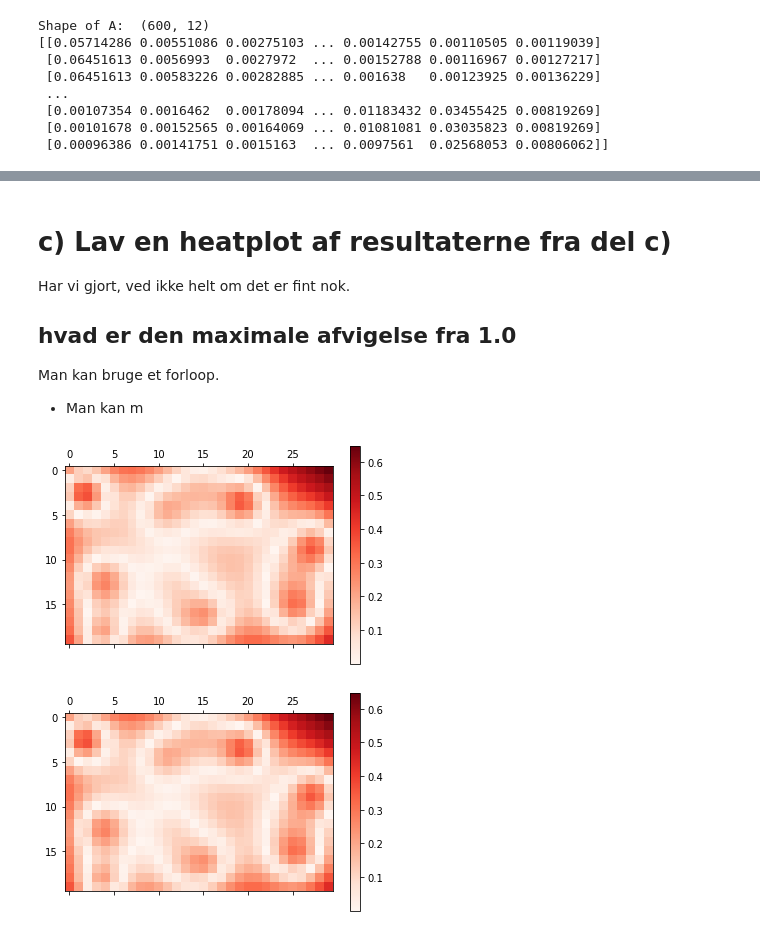
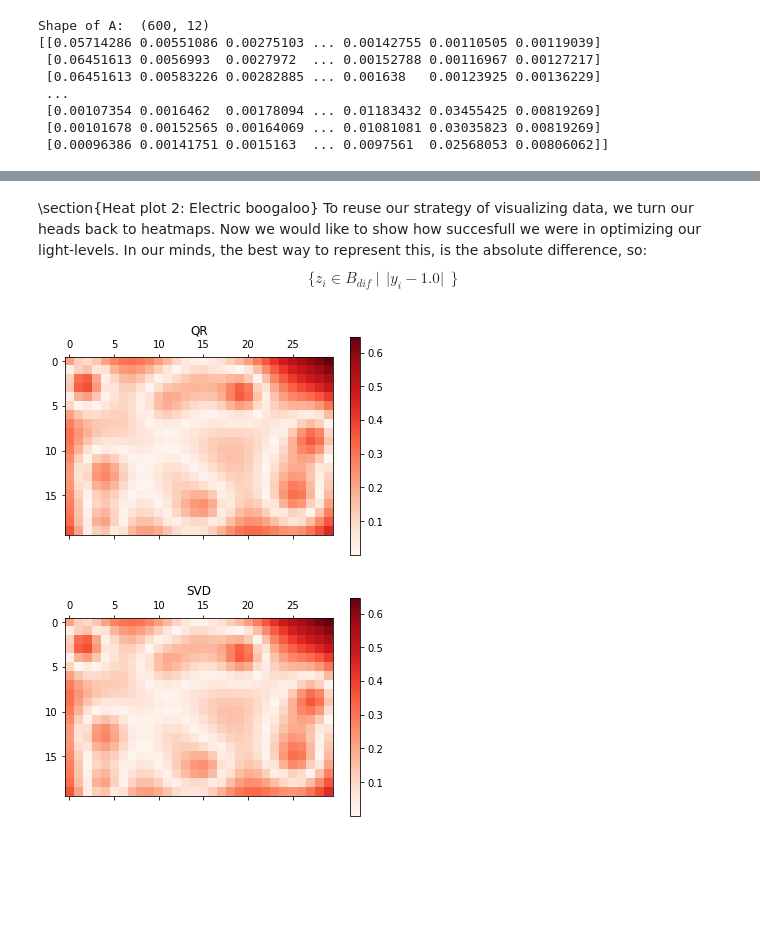
Before and after one commit to Amstrups/NLA-Folder, a Jupyter notebook: NLA-Handins/Handin7.ipynb, the cells around one changed output, grey strips where cells are left out. Saved outputs shown, nothing was run; the diff lists cells and outputs as text; code cells hidden in the pictures; blank space fills up the shorter version.

```diff
--- a/NLA-Handins/Handin7.ipynb
+++ b/NLA-Handins/Handin7.ipynb
@@ -7,7 +10,8 @@ Student number: 202104742
 import numpy as np
 import matplotlib.pyplot as plt
 
-def prepareForHeatmapAndPlot(A):
+# Given a matrix vector in R^600, the function transforms it to a 30 x 20 matrix for plotting as a heatmap. Any supplied title will be set on the plot.
+def prepareForHeatmapAndPlot(A, title = ""):
     AHeat = np.zeros((20,30))
 
     for h in range(600):
@@ -18,6 +22,7 @@ def prepareForHeatmapAndPlot(A):
     fig, ax = plt.subplots()
     hm = ax.matshow(AHeat, cmap='Reds')
     fig.colorbar(hm)
+    ax.set_title(title)
 # %% [markdown]
 We are given a piece of land to work with, specificly a 20 m $\times$ 30 m parking lot. We're told that the lot is illuminated by several lamps, placed around the lot, at different heights. The lot is divided into 600 squares, each measuring 1 m $\times$ 1 m. For any given square $j$, the denote the illumination level of that with $y_j$ for $j = 0,...,599$. We denote the power of light, for a given lamp $i$, by $x_i$. We can then measure the light supplied by lamp $i$, in a given square $j$, with: $x_i/d^2_{ij}$, with $d_{ij}$ denoting the distance from $i$ to the center of $j$ in $\mathbb{R}^3$. \\
 From this we can contruct the following list of formulas, for use in this assignment: \\
@@ -34,6 +39,7 @@ y_{599} = \frac{x_0}{d_{0,599}^2} +&\dots +\frac{x_{11}}{d_{11,599}^2}\\
 # %% [markdown]
 \section{The relation}
 # %%
+# Position of the lamps
 x = np.array([
     (2, 3, 3.),
     (4, 13, 3.6),
@@ -48,16 +54,20 @@ x = np.array([
     (26, 16, 3.8),
     (28, 9, 3.4)
 ])
+
 A = np.empty((600,12))
 
 for k in range(600):
+    # The x-coordinate for any given squares' center
     xCor = ( k % 30 ) + 0.5
+    # The y-coordinate for any given squares' center
     yCor = np.floor( k / 30 ) + 0.5
-    zCor = 0
     for l in range(12):
-        d_ij = x[l] - np.array([xCor, yCor, zCor])
+        # Each square gets a third value of 0, as each tile is at height 0 meter
+        d_ij = x[l] - np.array([xCor, yCor, 0])
         distSquared = np.vdot(d_ij, d_ij)
         A[k, l] = 1 / (distSquared)
+
 print("Shape of A: ", A.shape)
 print(A)
 # %% [output]
@@ -152,19 +160,16 @@ prepareForHeatmapAndPlot(A @ svd_x)
-# %% [markdown]
-# c) Lav en heatplot af resultaterne fra del c)
-Har vi gjort, ved ikke helt om det er fint nok.
-
-## hvad er den maximale afvigelse fra 1.0
-Man kan bruge et forloop.
-- Man kan m
+# %% [markdown]
+\section{Heat plot 2: Electric boogaloo}
+To reuse our strategy of visualizing data, we turn our heads back to heatmaps. Now we would like to show how succesfull we were in optimizing our light-levels. In our minds, the best way to represent this, is the absolute difference, so:
+$$ \{z_i \in B_{dif} ~| ~~|y_i -1.0|~~ \} $$
 # %%
-y_QR_dif = np.abs(( A @ x_qr_fgs ) - b)
-y_SVD_dif = np.abs(( A @ svd_x ) - b)
+b_QR_dif = np.abs(( A @ x_qr_fgs ) - b)
+b_SVD_dif = np.abs(( A @ svd_x ) - b)
 
-prepareForHeatmapAndPlot(y_QR_dif)
-prepareForHeatmapAndPlot(y_SVD_dif)
+prepareForHeatmapAndPlot(b_QR_dif, "QR")
+prepareForHeatmapAndPlot(b_SVD_dif, "SVD")
 
 # The higher grade red, the bigger the difference from the wanted amount of light
 # %% [output]
-[figure, old version]
+[figure, new version]
-[figure, old version]
+[figure, new version]
 # %%
```
Also changed, not shown: parts of 24 cells of this notebook, 4 other files.
